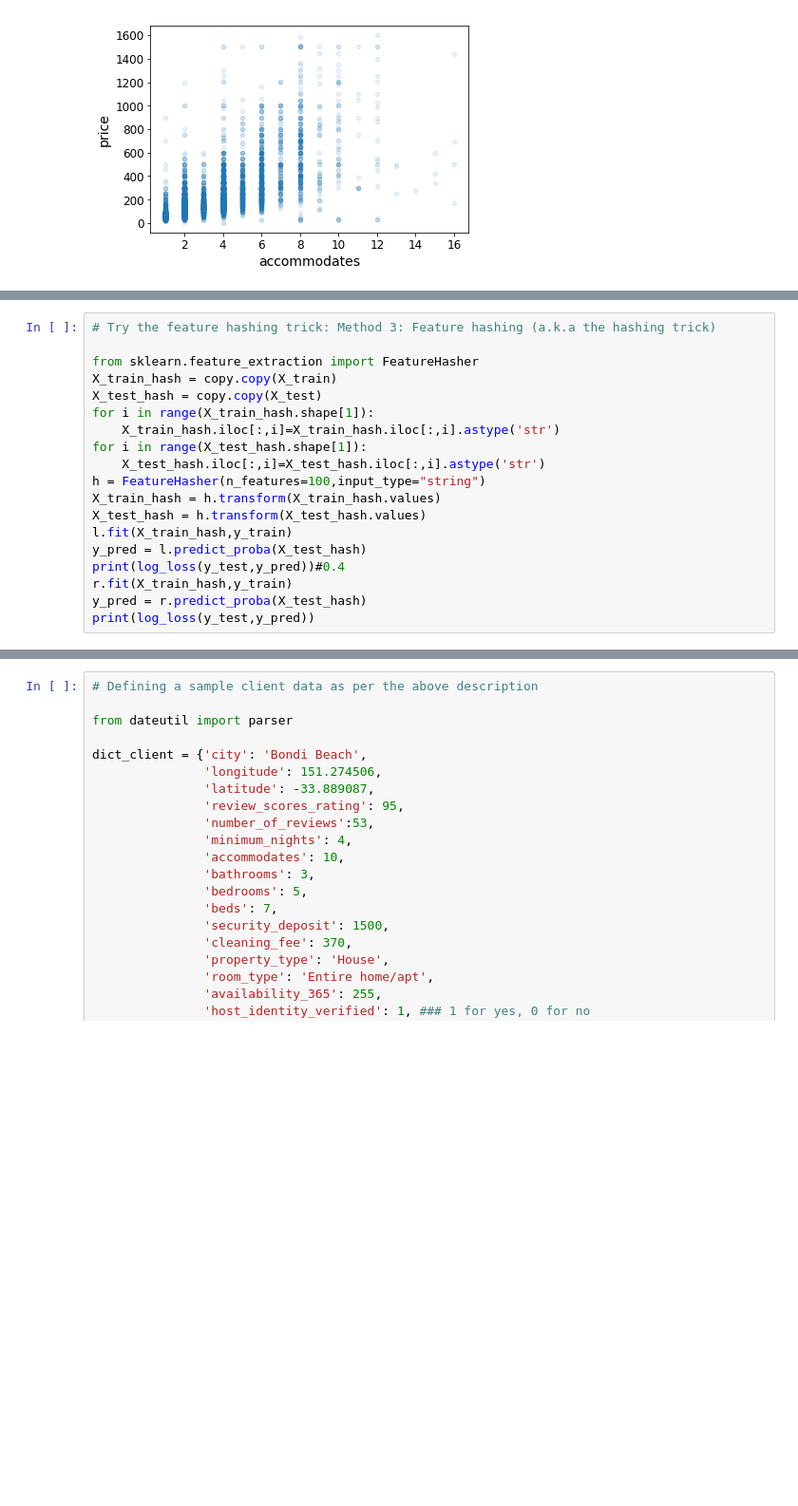
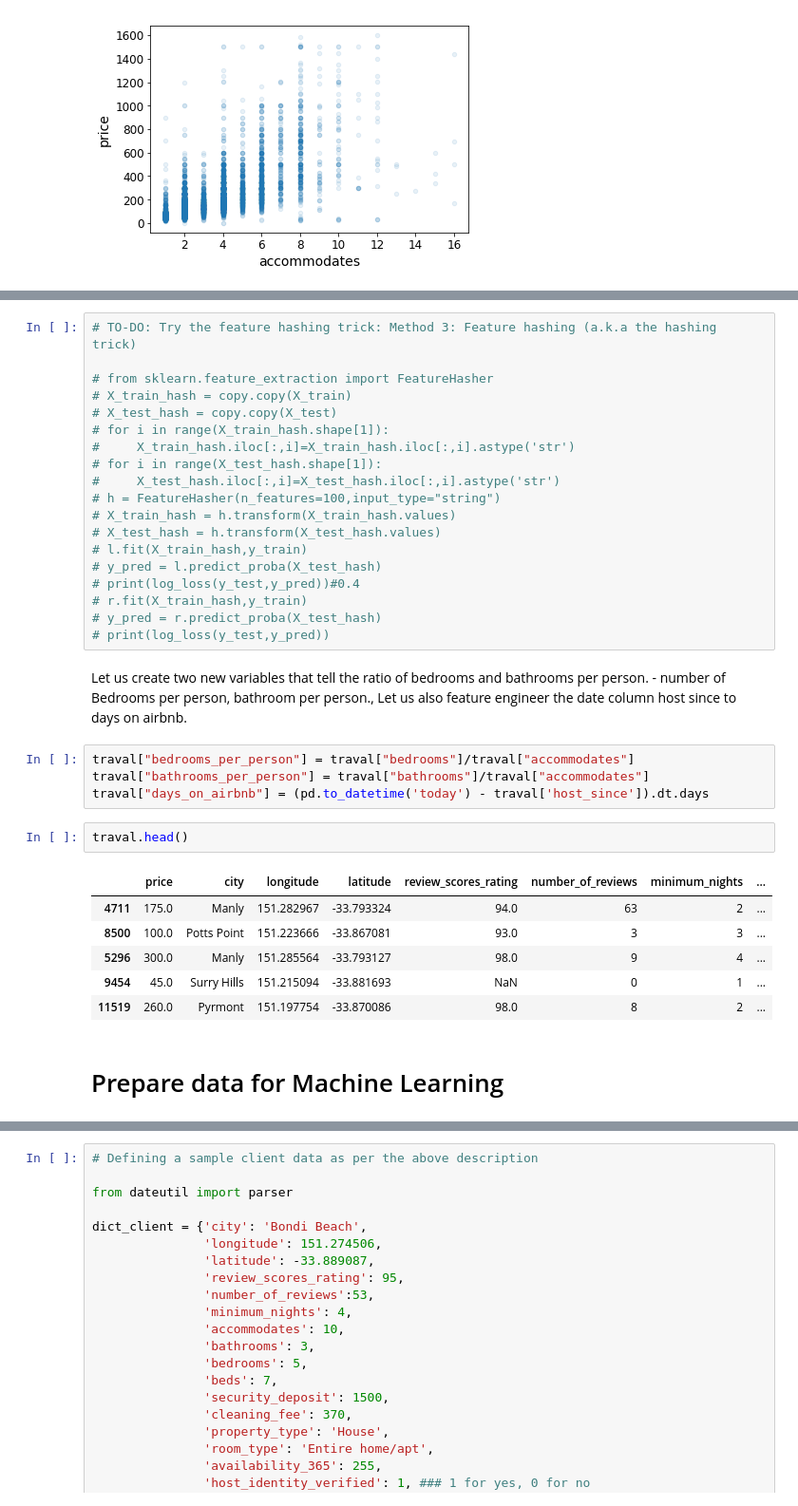
Before and after one commit to vandana-iyer/data_science_case_studies, a Jupyter notebook: Travel/Airbnb_Sydney_Fair_Price_Evaluation.ipynb, the cells around one changed output, grey strips where cells are left out. Shown at 95% size. Saved outputs shown, nothing was run; the diff lists cells and outputs as text; blank space fills up the shorter version.

Commit message:
Adding feature engineering pipelines

```diff
--- a/Travel/Airbnb_Sydney_Fair_Price_Evaluation.ipynb
+++ b/Travel/Airbnb_Sydney_Fair_Price_Evaluation.ipynb
@@ -575,19 +557,37 @@ df.describe()
 # %%
-# Try the feature hashing trick: Method 3: Feature hashing (a.k.a the hashing trick)
+# TO-DO: Try the feature hashing trick: Method 3: Feature hashing (a.k.a the hashing trick)
 
-from sklearn.feature_extraction import FeatureHasher
-X_train_hash = copy.copy(X_train)
-X_test_hash = copy.copy(X_test)
-for i in range(X_train_hash.shape[1]):
-    X_train_hash.iloc[:,i]=X_train_hash.iloc[:,i].astype('str')
-for i in range(X_test_hash.shape[1]):
-    X_test_hash.iloc[:,i]=X_test_hash.iloc[:,i].astype('str')
-h = FeatureHasher(n_features=100,input_type="string")
-X_train_hash = h.transform(X_train_hash.values)
-X_test_hash = h.transform(X_test_hash.values)
-l.fit(X_train_hash,y_train)
-y_pred = l.predict_proba(X_test_hash)
-print(log_loss(y_test,y_pred))#0.4
-r.fit(X_train_hash,y_train)
-y_pred = r.predict_proba(X_test_hash)
-print(log_loss(y_test,y_pred))
+# from sklearn.feature_extraction import FeatureHasher
+# X_train_hash = copy.copy(X_train)
+# X_test_hash = copy.copy(X_test)
+# for i in range(X_train_hash.shape[1]):
+#     X_train_hash.iloc[:,i]=X_train_hash.iloc[:,i].astype('str')
+# for i in range(X_test_hash.shape[1]):
+#     X_test_hash.iloc[:,i]=X_test_hash.iloc[:,i].astype('str')
+# h = FeatureHasher(n_features=100,input_type="string")
+# X_train_hash = h.transform(X_train_hash.values)
+# X_test_hash = h.transform(X_test_hash.values)
+# l.fit(X_train_hash,y_train)
+# y_pred = l.predict_proba(X_test_hash)
+# print(log_loss(y_test,y_pred))#0.4
+# r.fit(X_train_hash,y_train)
+# y_pred = r.predict_proba(X_test_hash)
+# print(log_loss(y_test,y_pred))
+# %% [markdown]
+Let us create two new variables that tell the ratio of bedrooms and bathrooms per person. - number of Bedrooms per person, bathroom per person.,
+Let us also feature engineer the date column host since to days on airbnb.
+# %%
+traval["bedrooms_per_person"] = traval["bedrooms"]/traval["accommodates"]
+traval["bathrooms_per_person"] = traval["bathrooms"]/traval["accommodates"]
+traval["days_on_airbnb"] = (pd.to_datetime('today') - traval['host_since']).dt.days
+# %%
+traval.head()
+# %% [output]
+|  | price | city | longitude | latitude | review_scores_rating | number_of_reviews | minimum_nights | ... |
+| 4711 | 175.0 | Manly | 151.282967 | -33.793324 | 94.0 | 63 | 2 | ... |
+| 8500 | 100.0 | Potts Point | 151.223666 | -33.867081 | 93.0 | 3 | 3 | ... |
+| 5296 | 300.0 | Manly | 151.285564 | -33.793127 | 98.0 | 9 | 4 | ... |
+| 9454 | 45.0 | Surry Hills | 151.215094 | -33.881693 | NaN | 0 | 1 | ... |
+| 11519 | 260.0 | Pyrmont | 151.197754 | -33.870086 | 98.0 | 8 | 2 | ... |
+# %% [markdown]
+# Prepare data for Machine Learning
```
Also changed, not shown: parts of 25 cells of this notebook, 1 other file.
